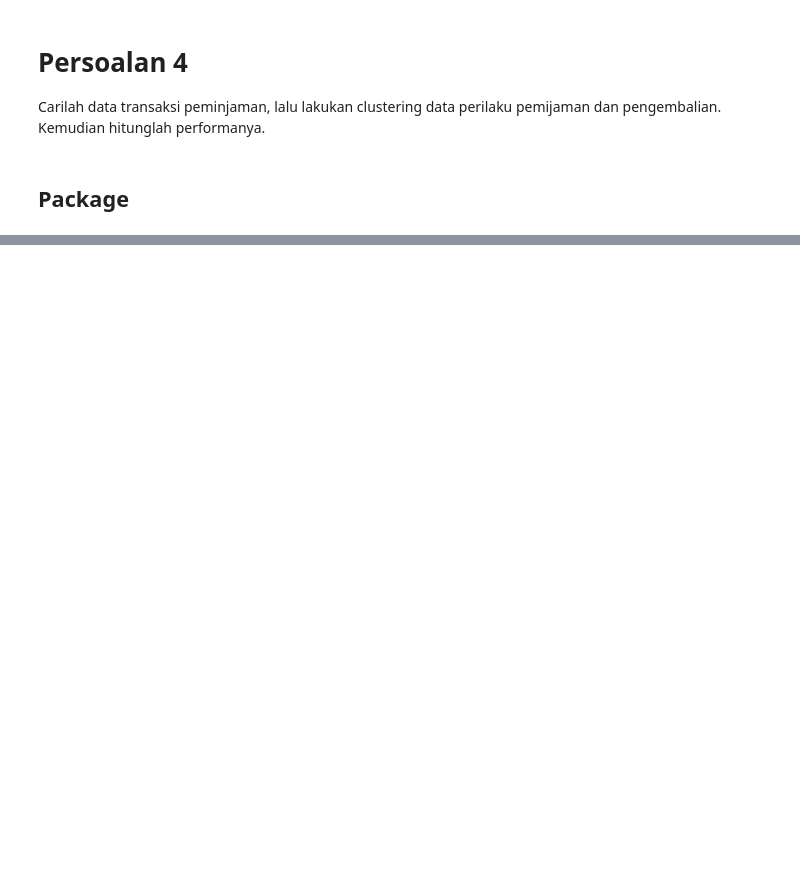
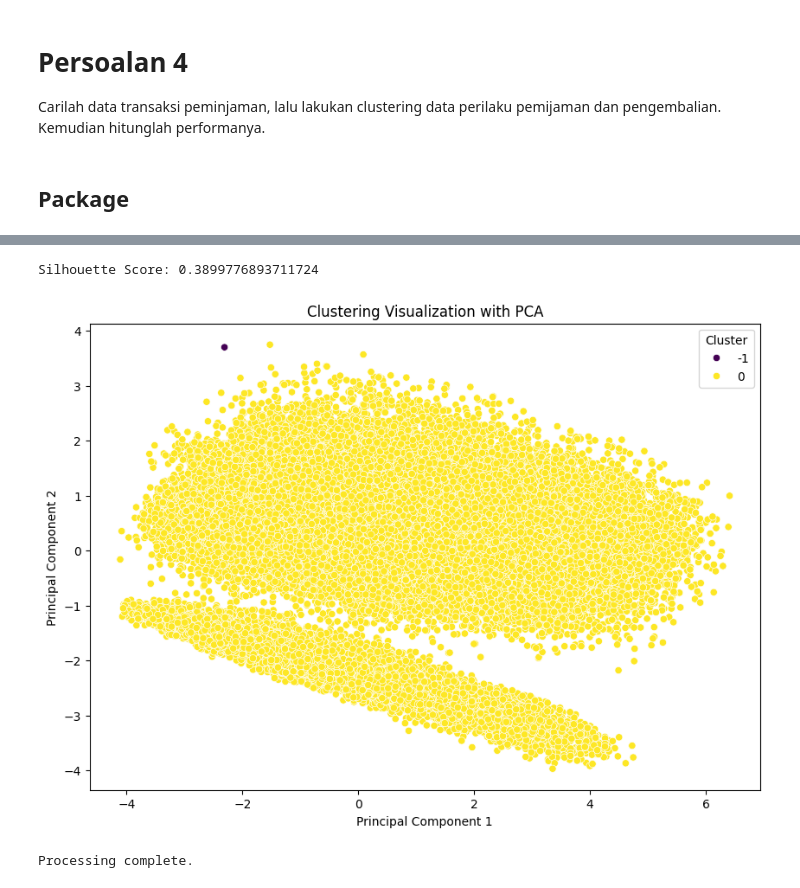
Before and after one commit to mbudis23/big-data-final-exam, a Jupyter notebook: notebooks/problem_4.ipynb, the cells around one changed output, grey strips where cells are left out. Drawn from its saved outputs; the diff is of its cells as text; code cells hidden in the pictures; blank space fills up the shorter version.

```diff
--- a/notebooks/problem_4.ipynb
+++ b/notebooks/problem_4.ipynb
@@ -201,0 +223,36 @@ Passing `palette` without assigning `hue` is deprecated and will be removed in v
+# %%
+# Perform Clustering with DBSCAN
+def perform_clustering(data, eps=0.5, min_samples=5):
+    dbscan = DBSCAN(eps=eps, min_samples=min_samples)
+    cluster_labels = dbscan.fit_predict(data)
+
+    if len(set(cluster_labels)) > 1:
+        silhouette_avg = silhouette_score(data, cluster_labels)
+        print(f"Silhouette Score: {silhouette_avg}")
+    else:
+        print("Only one cluster found. Silhouette Score cannot be calculated.")
+
+    return cluster_labels
+
+cluster_labels = perform_clustering(reduced_data, eps=0.5, min_samples=5)
+# %% [output]
+Silhouette Score: 0.3899776893711724
+# %%
+# Visualize Clustering
+def visualize_clusters(data, cluster_labels):
+    plt.figure(figsize=(10, 7))
+    sns.scatterplot(x=data[:, 0], y=data[:, 1], hue=cluster_labels, palette="viridis", legend="full")
+    plt.title("Clustering Visualization with PCA")
+    plt.xlabel("Principal Component 1")
+    plt.ylabel("Principal Component 2")
+    plt.legend(title="Cluster")
+    plt.show()
+
+visualize_clusters(reduced_data, cluster_labels)
+# %% [output]
+[figure, added]
+# %%
+
+print("Processing complete.")
+# %% [output]
+Processing complete.
```
Also changed, not shown: parts of 13 cells of this notebook, 1 other file.
